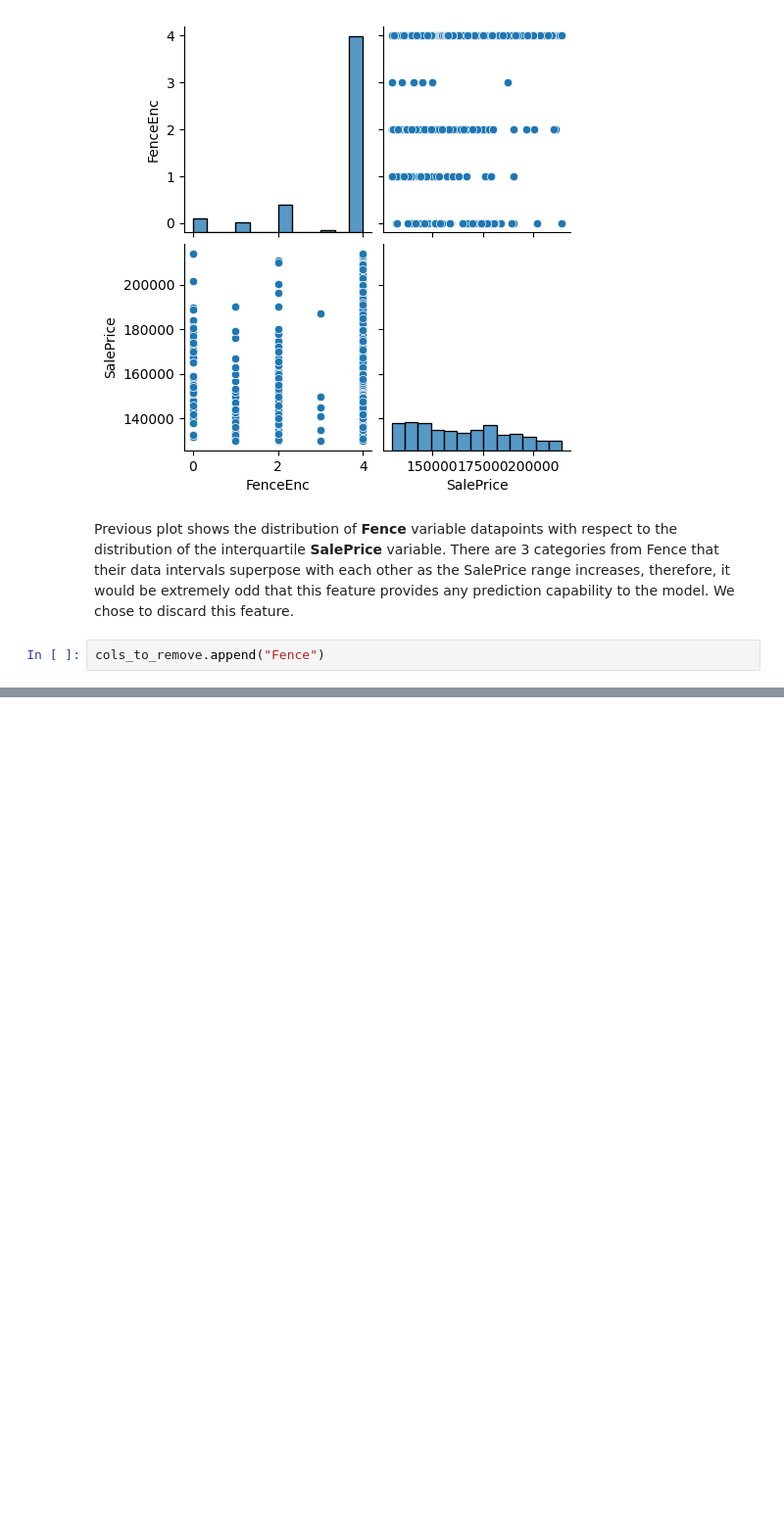
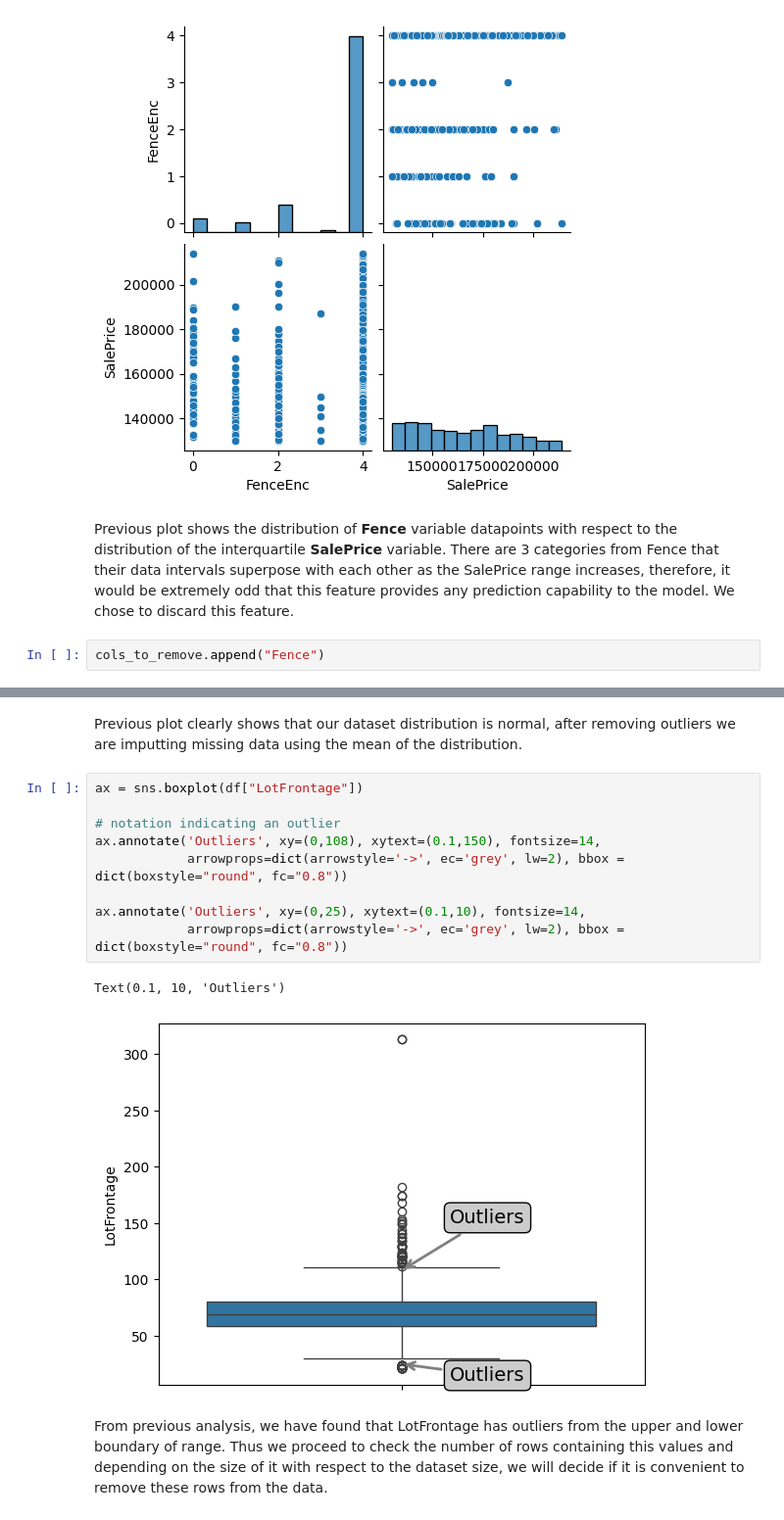
Before and after one commit to kevinmedinag96/House-Price-Prediction-KG, a Jupyter notebook: HPP-Part One.ipynb, the cells around one changed output, grey strips where cells are left out. Shown at 98% size. Saved outputs shown, nothing was run; the diff lists cells and outputs as text; blank space fills up the shorter version.

```diff
--- a/HPP-EDA-DP-1.ipynb
+++ b/HPP-Part One.ipynb
@@ -410,0 +581,16 @@ cols_to_remove.append("Fence")
+# %% [markdown]
+Previous plot clearly shows that our dataset distribution is normal, after removing outliers we are imputting missing data using the mean of the distribution.
+# %%
+ax = sns.boxplot(df["LotFrontage"])
+
+# notation indicating an outlier
+ax.annotate('Outliers', xy=(0,108), xytext=(0.1,150), fontsize=14,
+            arrowprops=dict(arrowstyle='->', ec='grey', lw=2), bbox = dict(boxstyle="round", fc="0.8"))
+
+ax.annotate('Outliers', xy=(0,25), xytext=(0.1,10), fontsize=14,
+            arrowprops=dict(arrowstyle='->', ec='grey', lw=2), bbox = dict(boxstyle="round", fc="0.8"))
+# %% [output]
+Text(0.1, 10, 'Outliers')
+[figure, added]
+# %% [markdown]
+From previous analysis, we have found that LotFrontage has outliers from the upper and lower boundary of range. Thus we proceed to check the number of rows containing this values and depending on the size of it with respect to the dataset size, we will decide if it is convenient to remove these rows from the data.
```
Also changed, not shown: parts of 64 cells of this notebook, 2 other files.
